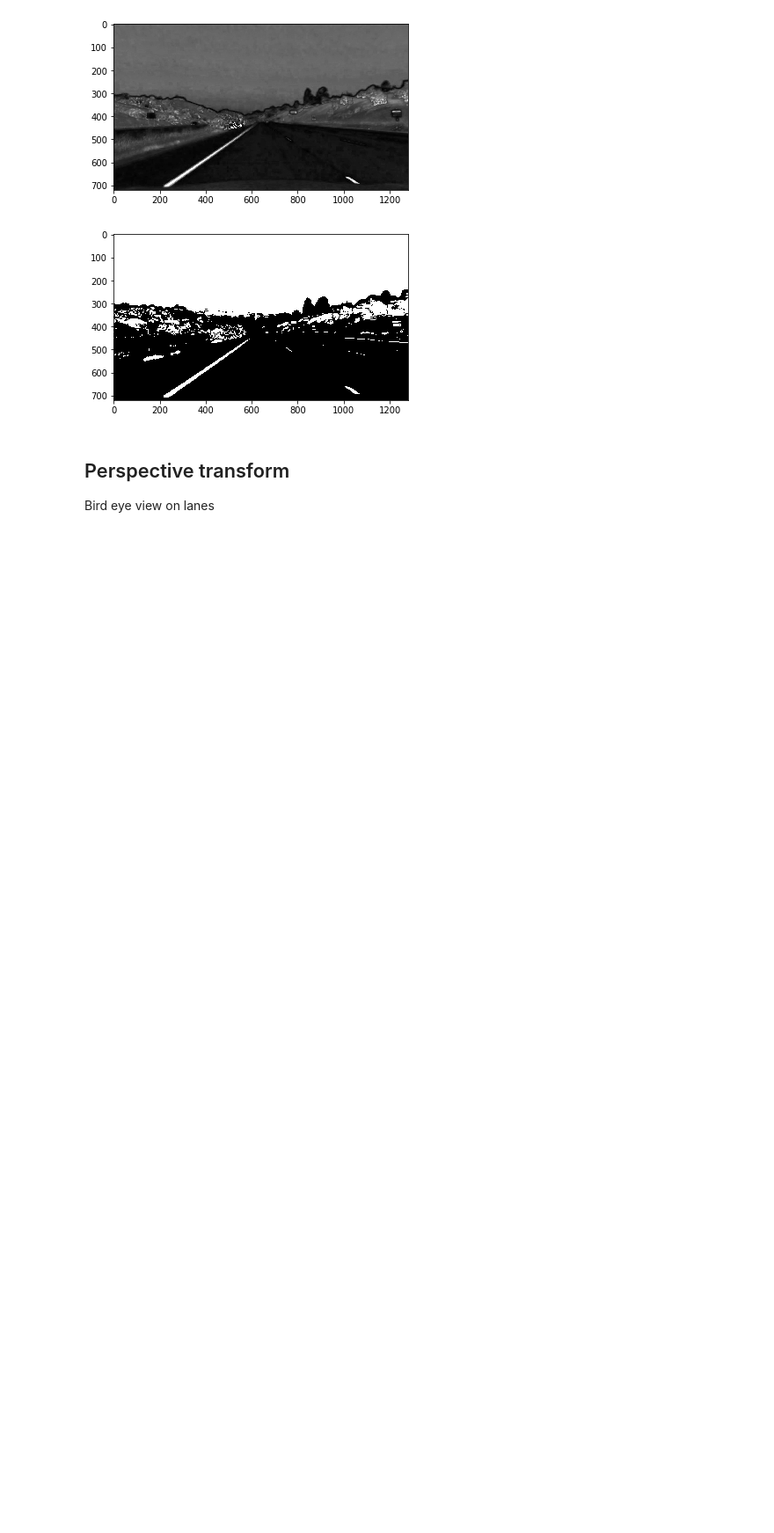
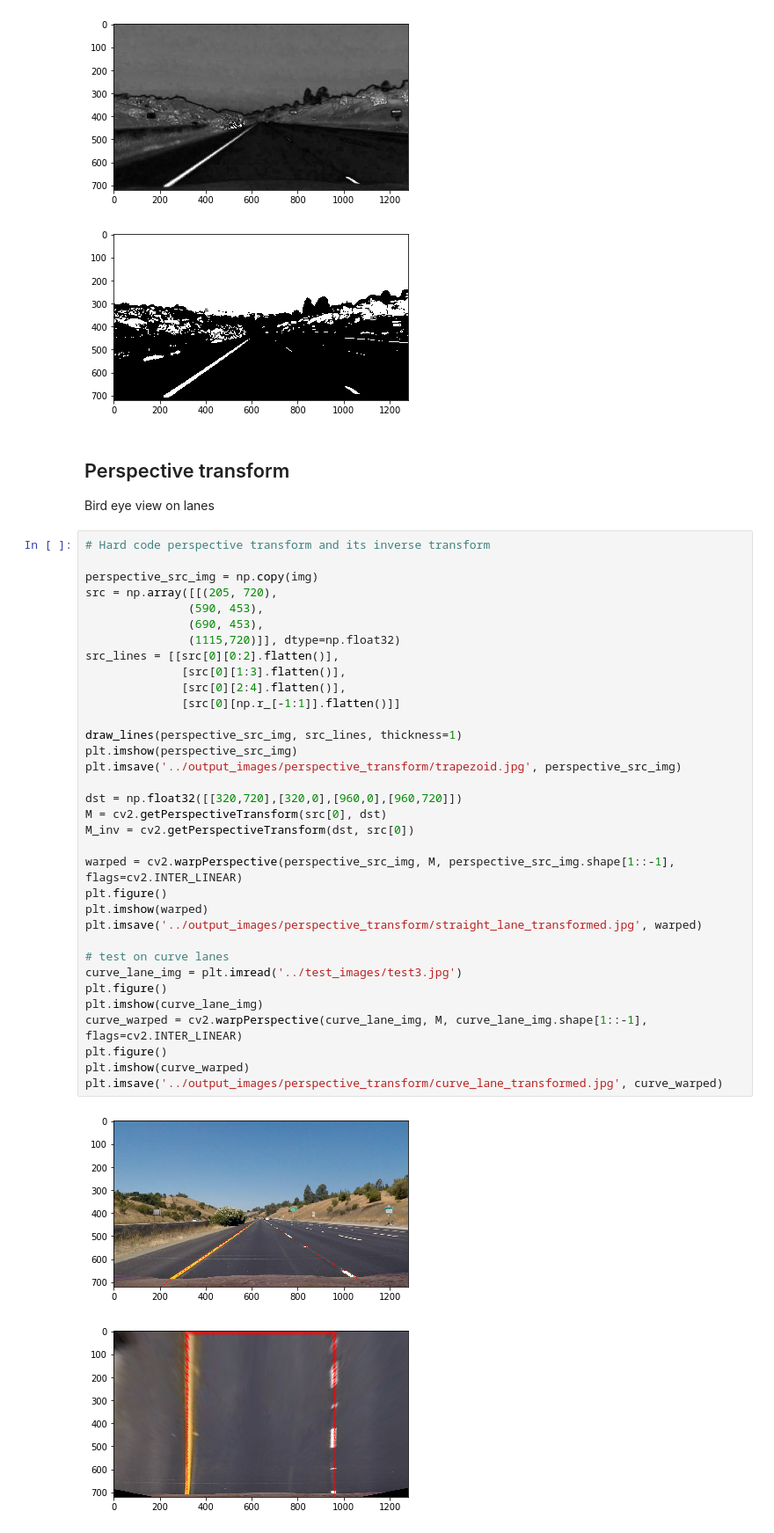
Before and after one commit to ytian81/CarND-Advanced-Lane-Lines, a Jupyter notebook: examples/example.ipynb, the cells around one changed output. Shown at 88% size. Drawn from its saved outputs; the diff is of its cells as text; blank space fills up the shorter version.

```diff
--- a/examples/example.ipynb
+++ b/examples/example.ipynb
@@ -377,3 +341,40 @@ def color_threshold(img):
 ## Perspective transform
 
 Bird eye view on lanes
+# %%
+# Hard code perspective transform and its inverse transform
+
+perspective_src_img = np.copy(img)
+src = np.array([[(205, 720),
+               (590, 453),
+               (690, 453),
+               (1115,720)]], dtype=np.float32)
+src_lines = [[src[0][0:2].flatten()],
+              [src[0][1:3].flatten()],
+              [src[0][2:4].flatten()],
+              [src[0][np.r_[-1:1]].flatten()]]
+
+draw_lines(perspective_src_img, src_lines, thickness=1)
+plt.imshow(perspective_src_img)
+plt.imsave('../output_images/perspective_transform/trapezoid.jpg', perspective_src_img)
+
+dst = np.float32([[320,720],[320,0],[960,0],[960,720]])
+M = cv2.getPerspectiveTransform(src[0], dst)
+M_inv = cv2.getPerspectiveTransform(dst, src[0])
+
+warped = cv2.warpPerspective(perspective_src_img, M, perspective_src_img.shape[1::-1], flags=cv2.INTER_LINEAR)
+plt.figure()
+plt.imshow(warped)
+plt.imsave('../output_images/perspective_transform/straight_lane_transformed.jpg', warped)
+
+# test on curve lanes
+curve_lane_img = plt.imread('../test_images/test3.jpg')
+plt.figure()
+plt.imshow(curve_lane_img)
+curve_warped = cv2.warpPerspective(curve_lane_img, M, curve_lane_img.shape[1::-1], flags=cv2.INTER_LINEAR)
+plt.figure()
+plt.imshow(curve_warped)
+plt.imsave('../output_images/perspective_transform/curve_lane_transformed.jpg', curve_warped)
+# %% [output]
+[figure, added]
+[figure, added]
```
Also changed, not shown: parts of 29 cells of this notebook, 36 other files.
